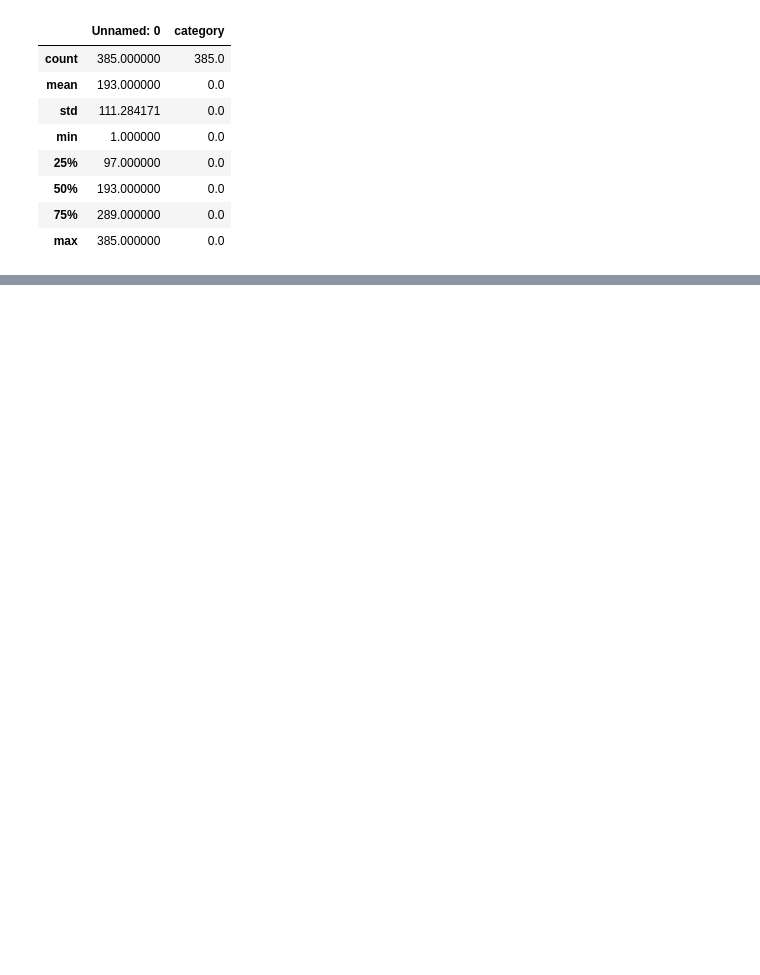
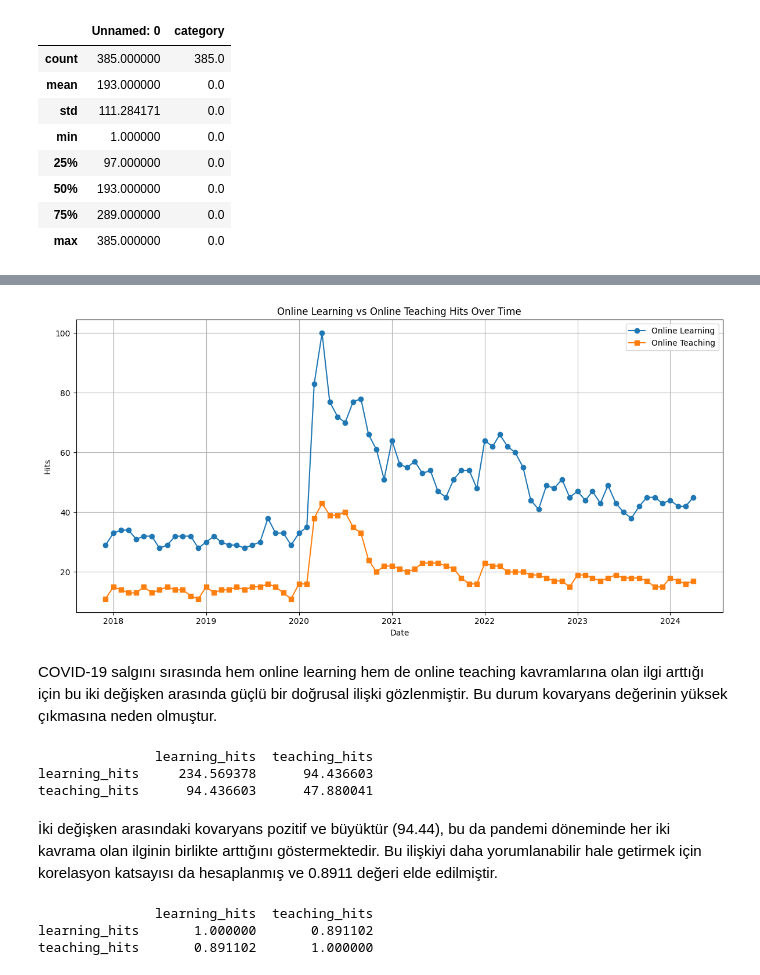
Before and after one commit to ElifFCebeci/Covid19-impact-on-digital-learning, a Jupyter notebook: prob.ipynb, the cells around one changed output, grey strips where cells are left out. Saved outputs shown, nothing was run; the diff lists cells and outputs as text; code cells hidden in the pictures; blank space fills up the shorter version.

```diff
--- a/prob.ipynb
+++ b/prob.ipynb
@@ -129,0 +152,52 @@ df.describe(include = "all").T
+# %%
+# hits sütunu sayı olarak işlenir
+df["hits"] = pd.to_numeric(df["hits"], errors="coerce")
+# %%
+# date sütunu datetime formatına çevrilir
+df["date"] = pd.to_datetime(df["date"])
+# %%
+# keyword sütunundan sadece "online learning" kelimesi filtrelenir
+learning_df = df[df["keyword"] == "Online Learning"]
+teaching_df = df[df["keyword"] == "Online teaching"]
+# %%
+# Ortak zaman aralığına göre merge işlemi
+merged_df = pd.merge(
+    learning_df[["date", "hits"]].rename(columns={"hits": "learning_hits"}),
+    teaching_df[["date", "hits"]].rename(columns={"hits": "teaching_hits"}),
+    on="date"
+)
+# %%
+import matplotlib.pyplot as plt
+
+plt.figure(figsize=(12, 6))
+plt.plot(merged_df["date"], merged_df["learning_hits"], label="Online Learning", marker='o')
+plt.plot(merged_df["date"], merged_df["teaching_hits"], label="Online Teaching", marker='s')
+plt.title("Online Learning vs Online Teaching Hits Over Time")
+plt.xlabel("Date")
+plt.ylabel("Hits")
+plt.legend()
+plt.grid(True)
+plt.tight_layout()
+plt.show()
+# %% [output]
+[figure, added]
+# %% [markdown]
+COVID-19 salgını sırasında hem online learning hem de online teaching kavramlarına olan ilgi arttığı için bu iki değişken arasında güçlü bir doğrusal ilişki gözlenmiştir. Bu durum kovaryans değerinin yüksek çıkmasına neden olmuştur.
+# %%
+# Kovaryans hesaplanır
+covariance = merged_df[["learning_hits", "teaching_hits"]].cov()
+print(covariance)
+# %% [output]
+               learning_hits  teaching_hits
+learning_hits     234.569378      94.436603
+teaching_hits      94.436603      47.880041
+# %% [markdown]
+İki değişken arasındaki kovaryans pozitif ve büyüktür (94.44), bu da pandemi döneminde her iki kavrama olan ilginin birlikte arttığını göstermektedir. Bu ilişkiyi daha yorumlanabilir hale getirmek için korelasyon katsayısı da hesaplanmış ve 0.8911 değeri elde edilmiştir.
+# %%
+# Korelasyon hesaplama
+correlation = merged_df[["learning_hits", "teaching_hits"]].corr()
+print(correlation)
+# %% [output]
+               learning_hits  teaching_hits
+learning_hits       1.000000       0.891102
+teaching_hits       0.891102       1.000000
```
Also changed, not shown: parts of 12 cells of this notebook.
